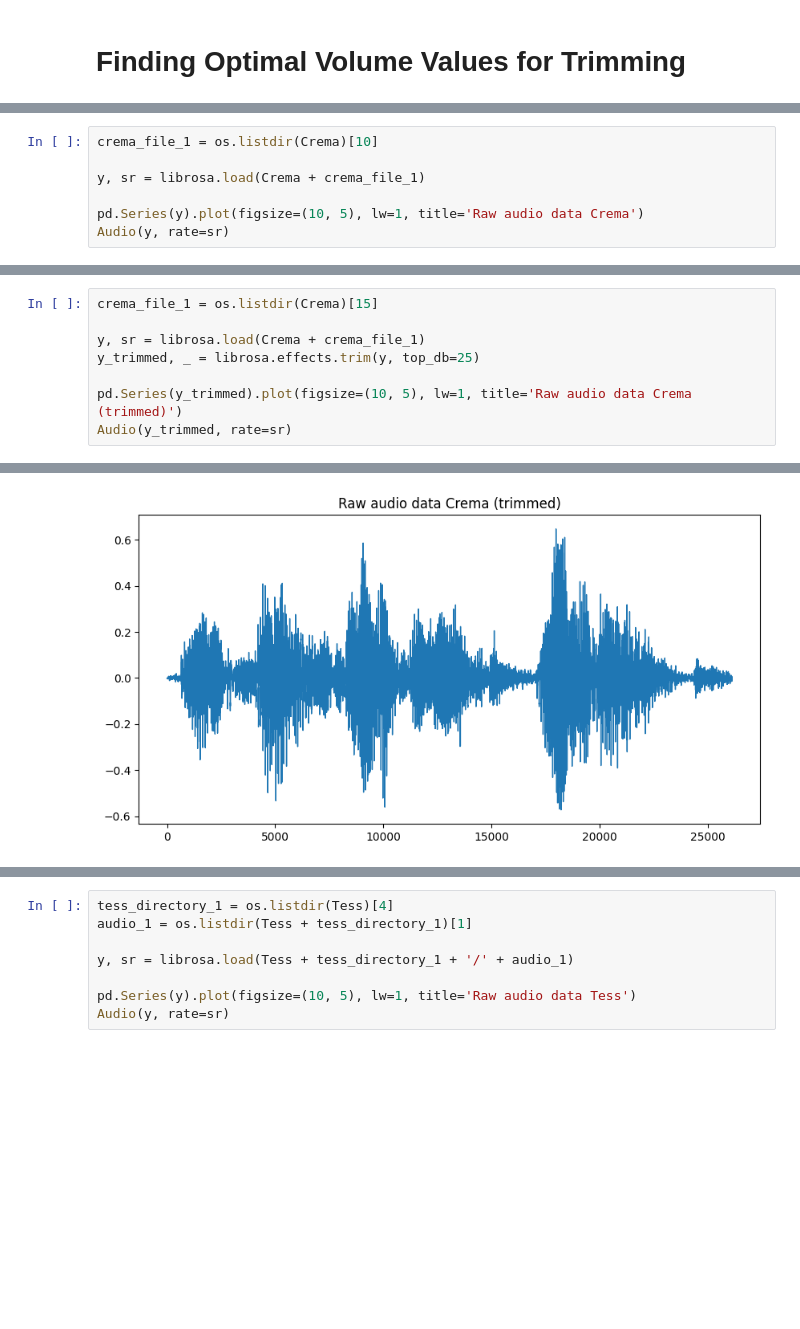
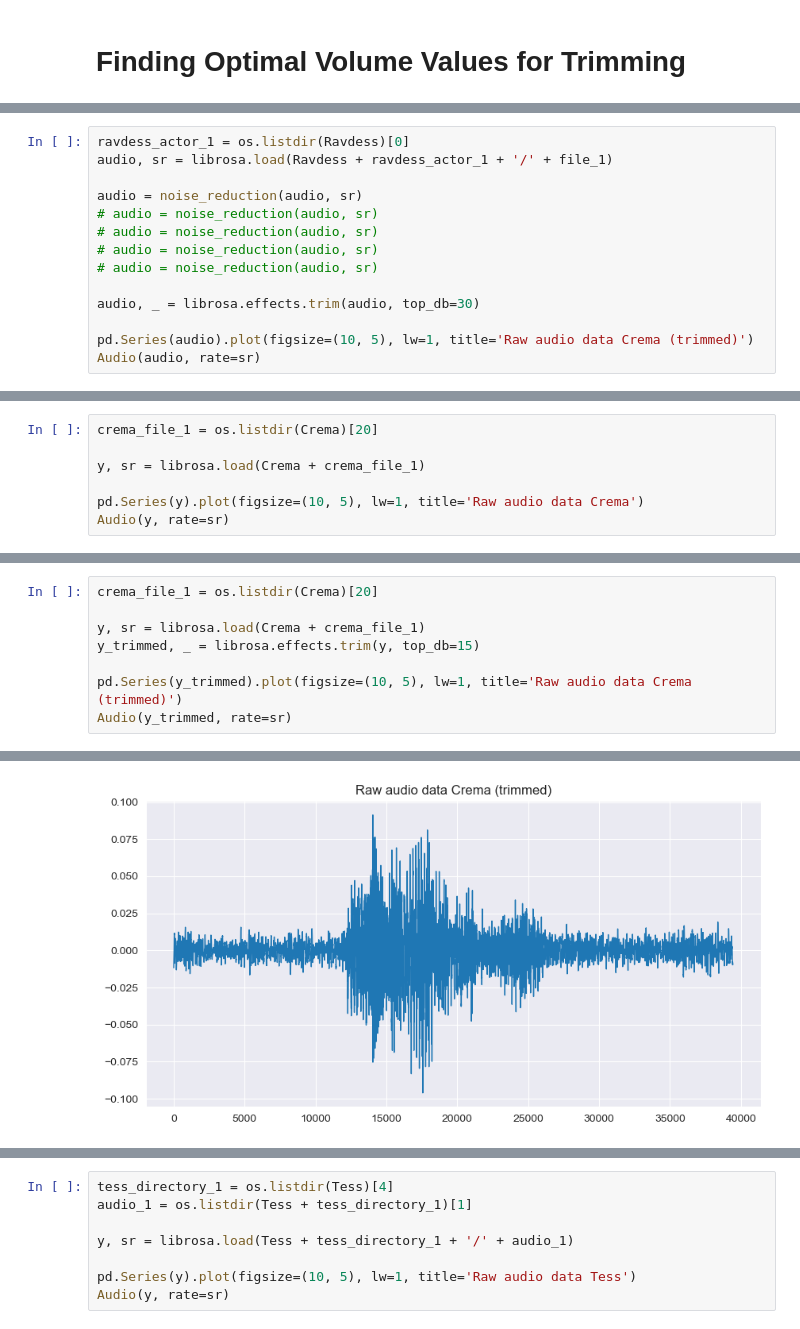
Before and after one commit to Dayfob/Emotion-Recognition-Application, a Jupyter notebook: preprocessing_experiments.ipynb, the cells around one changed output, grey strips where cells are left out. Cells and saved outputs as stored; diff of their text form; blank space fills up the shorter version.

```diff
--- a/preprocessing_experiments.ipynb
+++ b/preprocessing_experiments.ipynb
@@ -114,0 +137,14 @@ Audio(y_trimmed, rate=sr)
+# %%
+ravdess_actor_1 = os.listdir(Ravdess)[0]
+audio, sr = librosa.load(Ravdess + ravdess_actor_1 + '/' + file_1)
+
+audio = noise_reduction(audio, sr)
+# audio = noise_reduction(audio, sr)
+# audio = noise_reduction(audio, sr)
+# audio = noise_reduction(audio, sr)
+# audio = noise_reduction(audio, sr)
+
+audio, _ = librosa.effects.trim(audio, top_db=30)
+
+pd.Series(audio).plot(figsize=(10, 5), lw=1, title='Raw audio data Crema (trimmed)')
+Audio(audio, rate=sr)
@@ -115,5 +154,5 @@ Audio(y_trimmed, rate=sr)
 # %%
-crema_file_1 = os.listdir(Crema)[10]
+crema_file_1 = os.listdir(Crema)[20]
 
 y, sr = librosa.load(Crema + crema_file_1)
 
@@ -125,11 +164,11 @@ Audio(y, rate=sr)
 # %%
-crema_file_1 = os.listdir(Crema)[15]
+crema_file_1 = os.listdir(Crema)[20]
 
 y, sr = librosa.load(Crema + crema_file_1)
-y_trimmed, _ = librosa.effects.trim(y, top_db=25)
+y_trimmed, _ = librosa.effects.trim(y, top_db=15)
 
 pd.Series(y_trimmed).plot(figsize=(10, 5), lw=1, title='Raw audio data Crema (trimmed)')
 Audio(y_trimmed, rate=sr)
 # %% [output]
 [interactive output not drawn]
-[figure, old version]
+[figure, new version]
```
Also changed, not shown: parts of 9 cells of this notebook, 2 other files.
